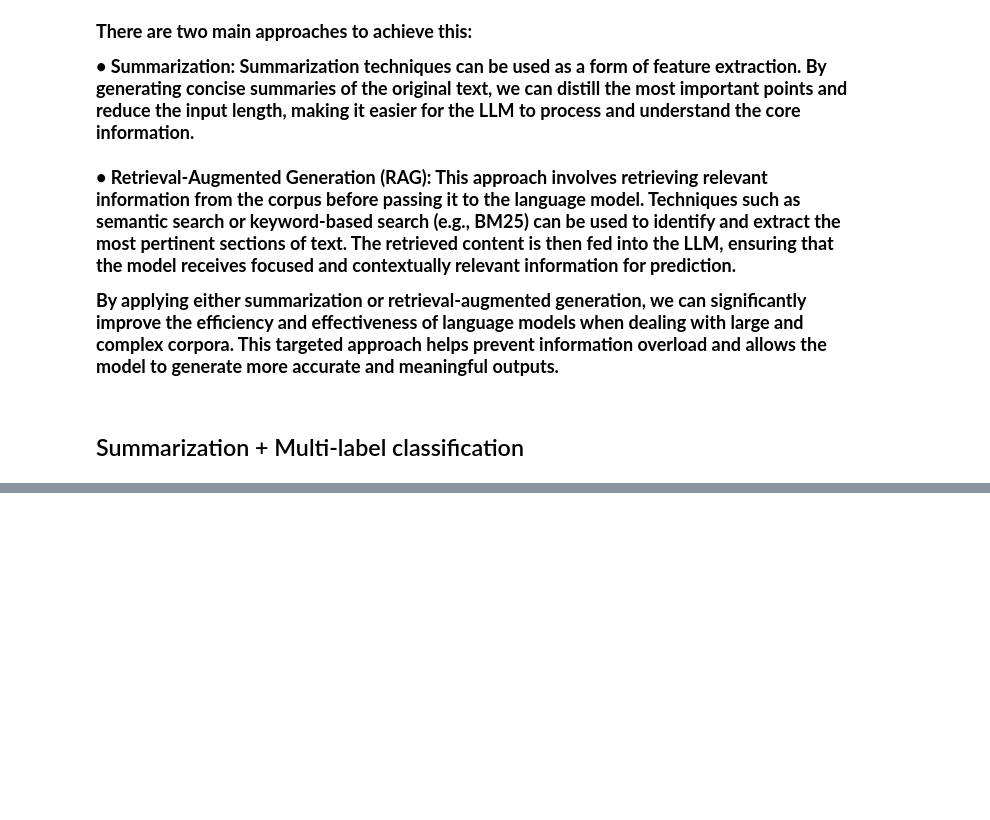
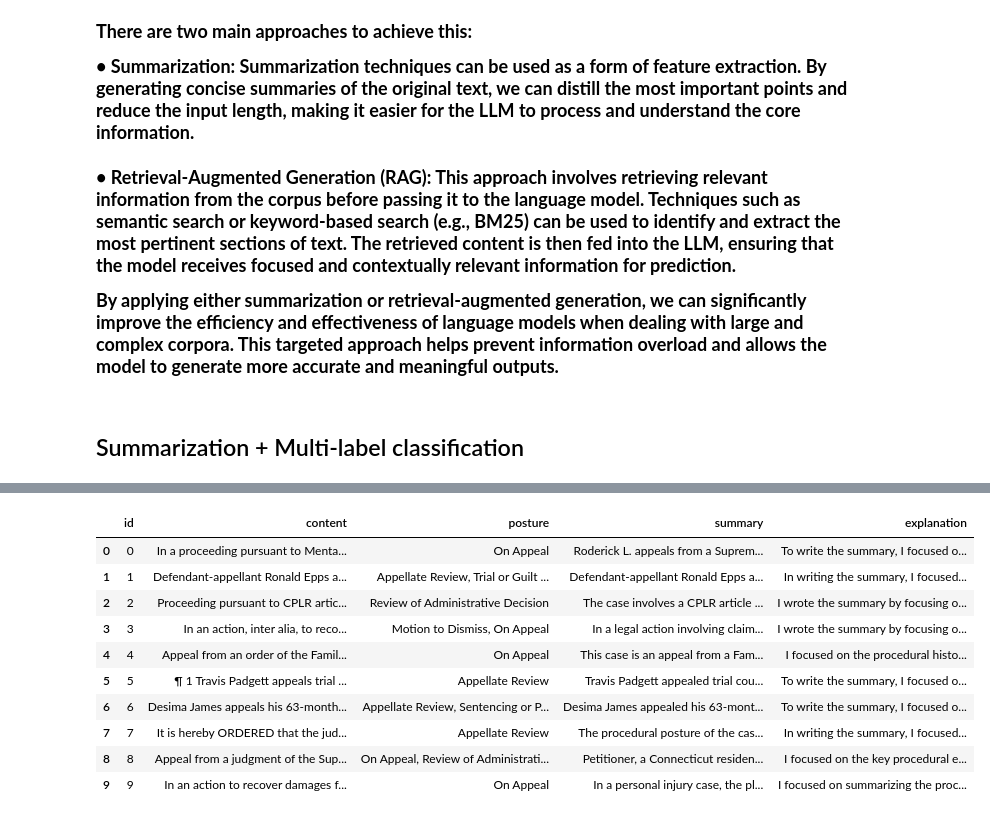
Before and after one commit to iamjiang/Misc, a Jupyter notebook: report/Addition_experiment_q3.ipynb, the cells around one changed output, grey strips where cells are left out. Saved outputs shown, nothing was run; the diff lists cells and outputs as text; code cells hidden in the pictures; blank space fills up the shorter version.

```diff
--- a/report/Addition_experiment_q3.ipynb
+++ b/report/Addition_experiment_q3.ipynb
@@ -21,0 +200,17 @@ By applying either summarization or retrieval-augmented generation, we can signi
+# %%
+summarization=app.invoke({"documents":docs})
+# %%
+final_result=pd.DataFrame(summarization["documents"])
+final_result
+# %% [output]
+|  | id | content | posture | summary | explanation |
+| 0 | 0 | In a proceeding pursuant to Menta... | On Appeal | Roderick L. appeals from a Suprem... | To write the summary, I focused o... |
+| 1 | 1 | Defendant-appellant Ronald Epps a... | Appellate Review, Trial or Guilt ... | Defendant-appellant Ronald Epps a... | In writing the summary, I focused... |
+| 2 | 2 | Proceeding pursuant to CPLR artic... | Review of Administrative Decision | The case involves a CPLR article ... | I wrote the summary by focusing o... |
+| 3 | 3 | In an action, inter alia, to reco... | Motion to Dismiss, On Appeal | In a legal action involving claim... | I wrote the summary by focusing o... |
+| 4 | 4 | Appeal from an order of the Famil... | On Appeal | This case is an appeal from a Fam... | I focused on the procedural histo... |
+| 5 | 5 | ¶ 1 Travis Padgett appeals trial ... | Appellate Review | Travis Padgett appealed trial cou... | To write the summary, I focused o... |
+| 6 | 6 | Desima James appeals his 63-month... | Appellate Review, Sentencing or P... | Desima James appealed his 63-mont... | To write the summary, I focused o... |
+| 7 | 7 | It is hereby ORDERED that the jud... | Appellate Review | The procedural posture of the cas... | In writing the summary, I focused... |
+| 8 | 8 | Appeal from a judgment of the Sup... | On Appeal, Review of Administrati... | Petitioner, a Connecticut residen... | I focused on the key procedural e... |
+| 9 | 9 | In an action to recover damages f... | On Appeal | In a personal injury case, the pl... | I focused on summarizing the proc... |
```
Also changed, not shown: parts of 16 cells of this notebook.
